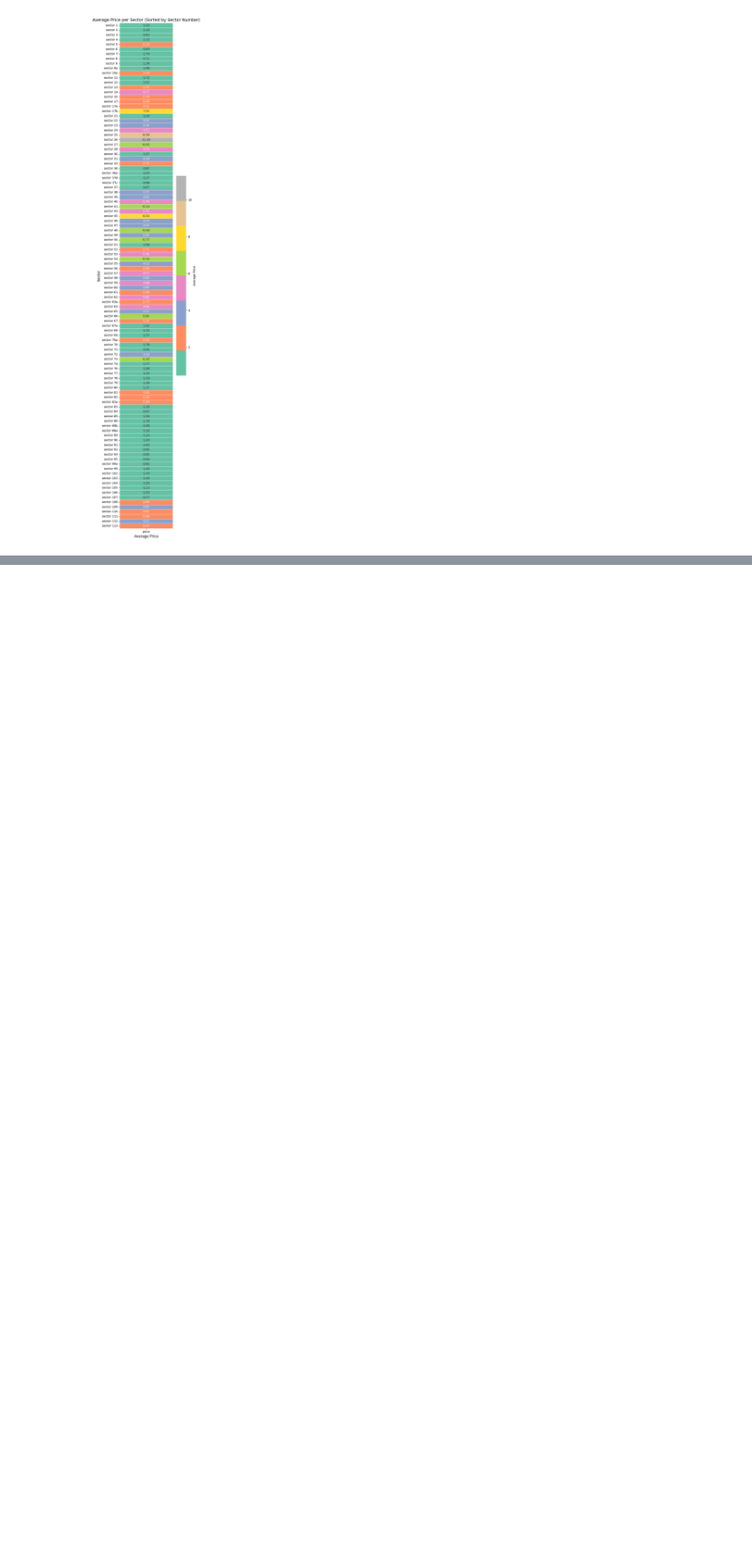
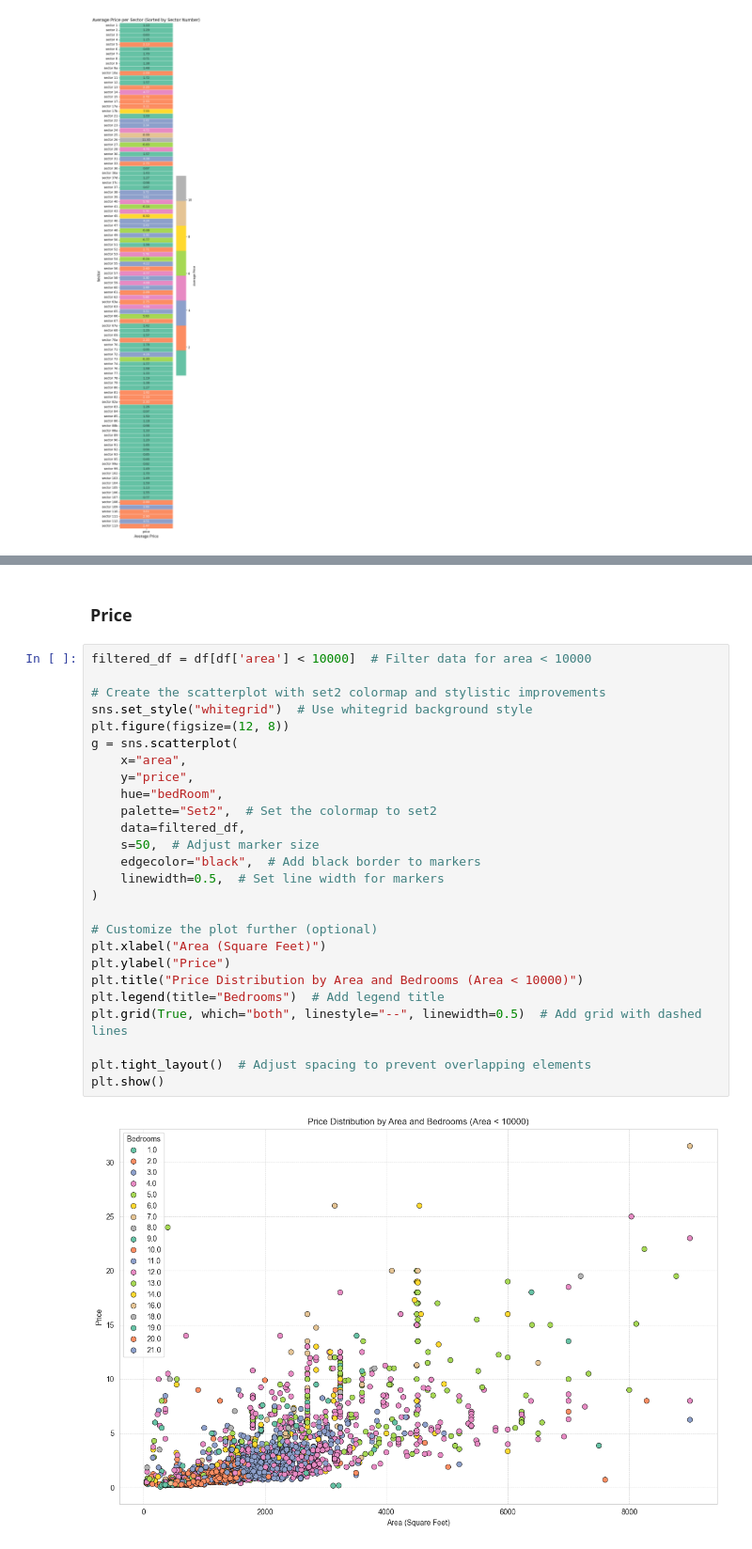
Before and after one commit to 07Sada/real-estate-property-price-predictor, a Jupyter notebook: notebooks/EDA-multivariant_analysis_#06.ipynb, the cells around one changed output, grey strips where cells are left out. Shown at 94% size. Drawn from its saved outputs; the diff is of its cells as text; blank space fills up the shorter version.

```diff
--- a/notebooks/EDA-multivariant_analysis_#06.ipynb
+++ b/notebooks/EDA-multivariant_analysis_#06.ipynb
@@ -618,0 +682,30 @@ plt.show()
+# %% [markdown]
+### Price
+# %%
+filtered_df = df[df['area'] < 10000]  # Filter data for area < 10000
+
+# Create the scatterplot with set2 colormap and stylistic improvements
+sns.set_style("whitegrid")  # Use whitegrid background style
+plt.figure(figsize=(12, 8))
+g = sns.scatterplot(
+    x="area",
+    y="price",
+    hue="bedRoom",
+    palette="Set2",  # Set the colormap to set2
+    data=filtered_df,
+    s=50,  # Adjust marker size
+    edgecolor="black",  # Add black border to markers
+    linewidth=0.5,  # Set line width for markers
+)
+
+# Customize the plot further (optional)
+plt.xlabel("Area (Square Feet)")
+plt.ylabel("Price")
+plt.title("Price Distribution by Area and Bedrooms (Area < 10000)")
+plt.legend(title="Bedrooms")  # Add legend title
+plt.grid(True, which="both", linestyle="--", linewidth=0.5)  # Add grid with dashed lines
+
+plt.tight_layout()  # Adjust spacing to prevent overlapping elements
+plt.show()
+# %% [output]
+[figure, added]
```
Also changed, not shown: parts of 14 cells of this notebook.
